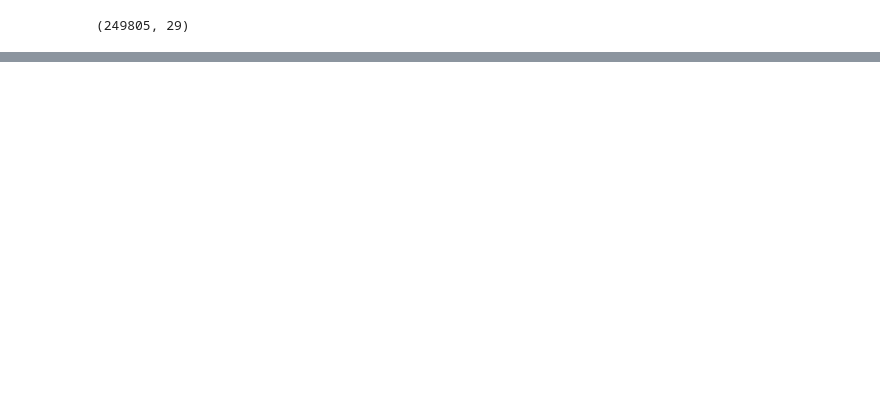
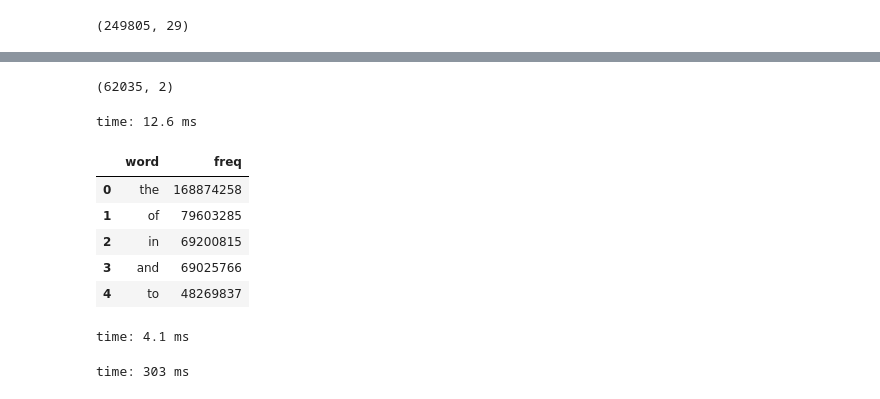
Before and after one commit to worldbank/wb-nlp-apps, a Jupyter notebook: notebooks/scrapers/wb_api_scraper_latest.ipynb, the cells around one changed output, grey strips where cells are left out. Saved outputs shown, nothing was run; the diff lists cells and outputs as text; code cells hidden in the pictures; blank space fills up the shorter version.

```diff
--- a/notebooks/scrapers/wb_api_scraper_latest.ipynb
+++ b/notebooks/scrapers/wb_api_scraper_latest.ipynb
@@ -945,0 +950,2 @@ normalized_final_df.shape
+# %%
+wiki_count = pd.read_csv("../../data/whitelists/whitelists/wordfreq-enwiki-latest-pages-articles.xml.bz2.txt", sep=" ", names=["word", "freq"])
@@ -945,0 +988,19 @@ normalized_final_df.shape
+# %%
+word_doc_frame[word_doc_frame["en"] == False].shape
+# %% [output]
+(62035, 2)
+time: 12.6 ms
+# %%
+wiki_count.head()
+# %% [output]
+|  | word | freq |
+| 0 | the | 168874258 |
+| 1 | of | 79603285 |
+| 2 | in | 69200815 |
+| 3 | and | 69025766 |
+| 4 | to | 48269837 |
+time: 4.1 ms
+# %%
+w = word_use_df.head(25000).index.intersection(wiki_count.head(500000)["word"])
+# %% [output]
+time: 303 ms
```
Also changed, not shown: parts of 81 cells of this notebook, 1 other file.
